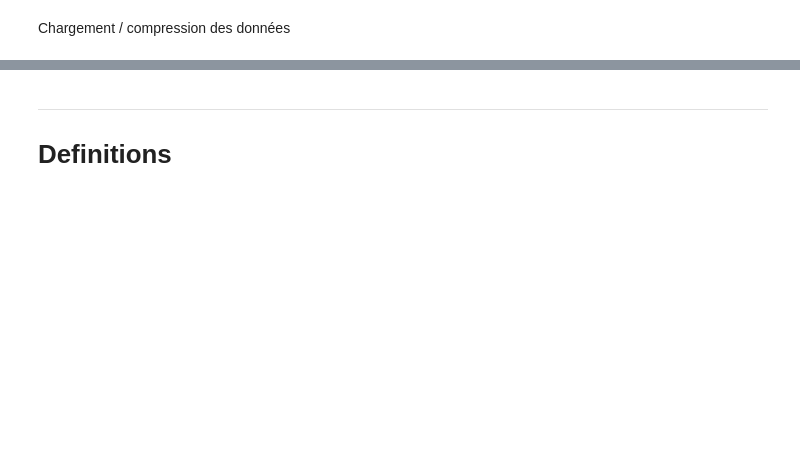
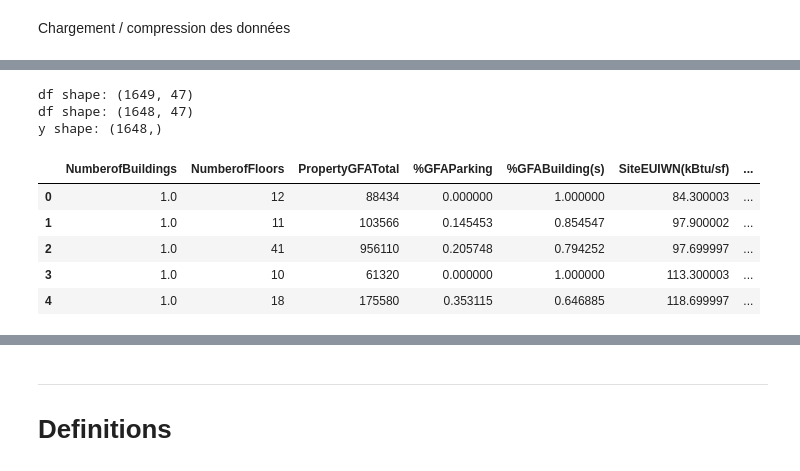
Before and after one commit to Thomas-Durand-Texte/OC-formation-Ingenieur-Machine-Learning, a Jupyter notebook: Projetcs/03_energy/Modelisation_energy.ipynb, the cells around one changed output, grey strips where cells are left out. Cells and saved outputs as stored; diff of their text form; code cells hidden in the pictures; blank space fills up the shorter version.

```diff
--- a/Projetcs/03_energy/Modelisation_energy.ipynb
+++ b/Projetcs/03_energy/Modelisation_energy.ipynb
@@ -214,0 +209,17 @@ with open( path + filename , 'rb' ) as file:
+# %%
+path = 'data/cleaned/'
+filename = '2016_Building_Energy_Benchmarking'
+compression = 'gzip'
+
+df = pd.read_pickle( r'{:}{:}.pkl'.format(path, filename), compression=compression )
+
+df = pd.read_pickle( r'{:}{:}.pkl'.format(path, filename), compression=compression)
+df_hotencoding_usetype = pd.read_pickle( r'{:}{:}_usetype.pkl'.format(path, filename), compression=compression)
+df_hotencoding_location = pd.read_pickle( r'{:}{:}_location.pkl'.format(path, filename), compression=compression)
+df_annexe = pd.read_pickle( r'{:}{:}_annexe.pkl'.format(path, filename), compression=compression)
+
+print('df:', df.shape)
+print('df_hotencoding_usetype:', df_hotencoding_usetype.shape)
+print('df_hotencoding_location:', df_hotencoding_location.shape)
+print('df_annexe:', df_annexe.shape)
+print('df columns:', df.columns.tolist())
@@ -215,3 +232,29 @@ with open( path + filename , 'rb' ) as file:
+# %%
+df.drop( columns='GHGEmissionsIntensity', inplace=True )
+sr_loc = df.isna().sum(1) == 0
+
+df = pd.concat( (df, df_hotencoding_location, df_hotencoding_usetype), axis=1 )
+print('df shape:', df.shape)
+
+
+df = df.loc[ sr_loc, :]
+print('df shape:', df.shape)
+
+target = 'SiteEUIWN(kBtu/sf)'
+y = df[target].values
+print('y shape:', y.shape)
+
+df.head()
+# %% [output]
+df shape: (1649, 47)
+df shape: (1648, 47)
+y shape: (1648,)
+|  | NumberofBuildings | NumberofFloors | PropertyGFATotal | %GFAParking | %GFABuilding(s) | SiteEUIWN(kBtu/sf) | ... |
+| 0 | 1.0 | 12 | 88434 | 0.000000 | 1.000000 | 84.300003 | ... |
+| 1 | 1.0 | 11 | 103566 | 0.145453 | 0.854547 | 97.900002 | ... |
+| 2 | 1.0 | 41 | 956110 | 0.205748 | 0.794252 | 97.699997 | ... |
+| 3 | 1.0 | 10 | 61320 | 0.000000 | 1.000000 | 113.300003 | ... |
+| 4 | 1.0 | 18 | 175580 | 0.353115 | 0.646885 | 118.699997 | ... |
 # %%
 print('features_1:\n', features_1)
 print('\nfeatures_2:\n', features_2)
```
Also changed, not shown: parts of 23 cells of this notebook, 3 other files.
